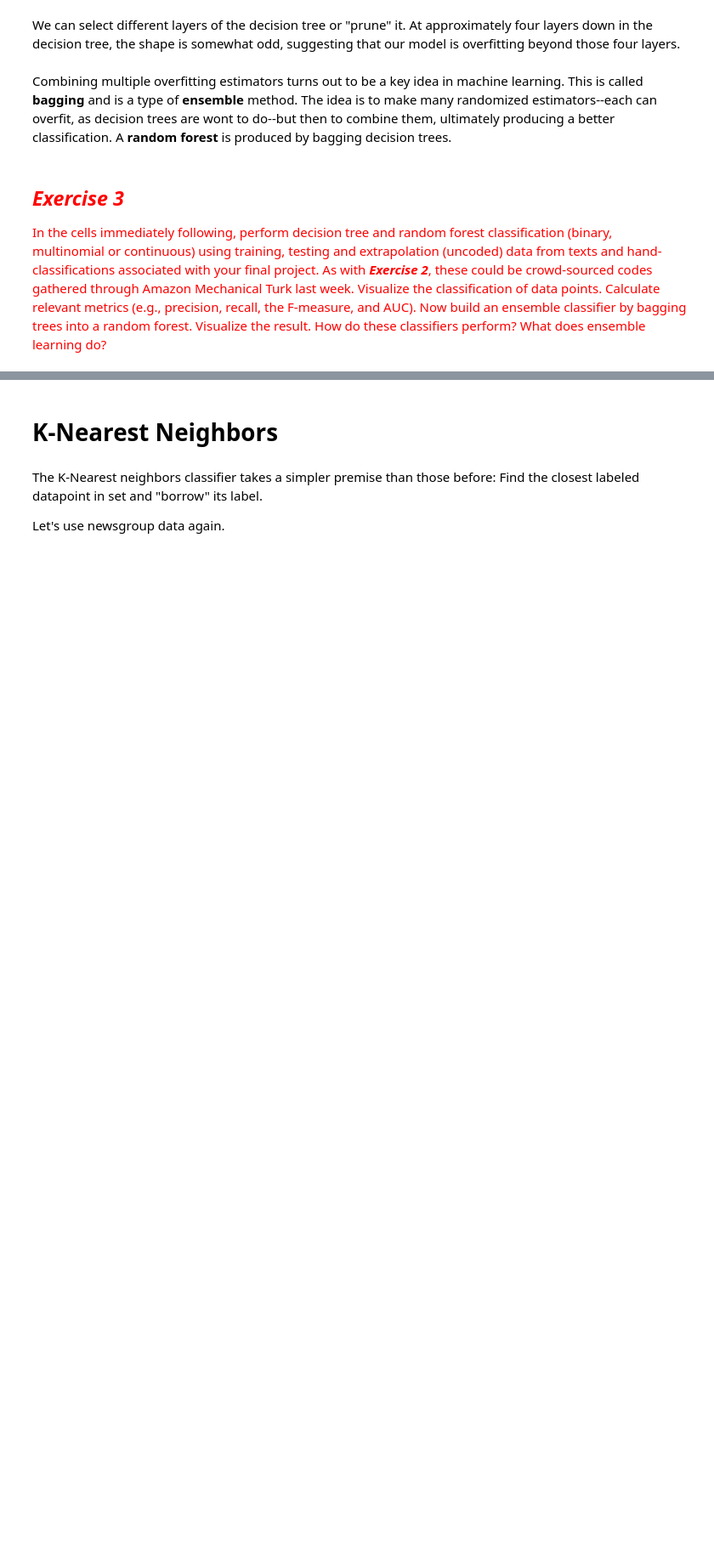
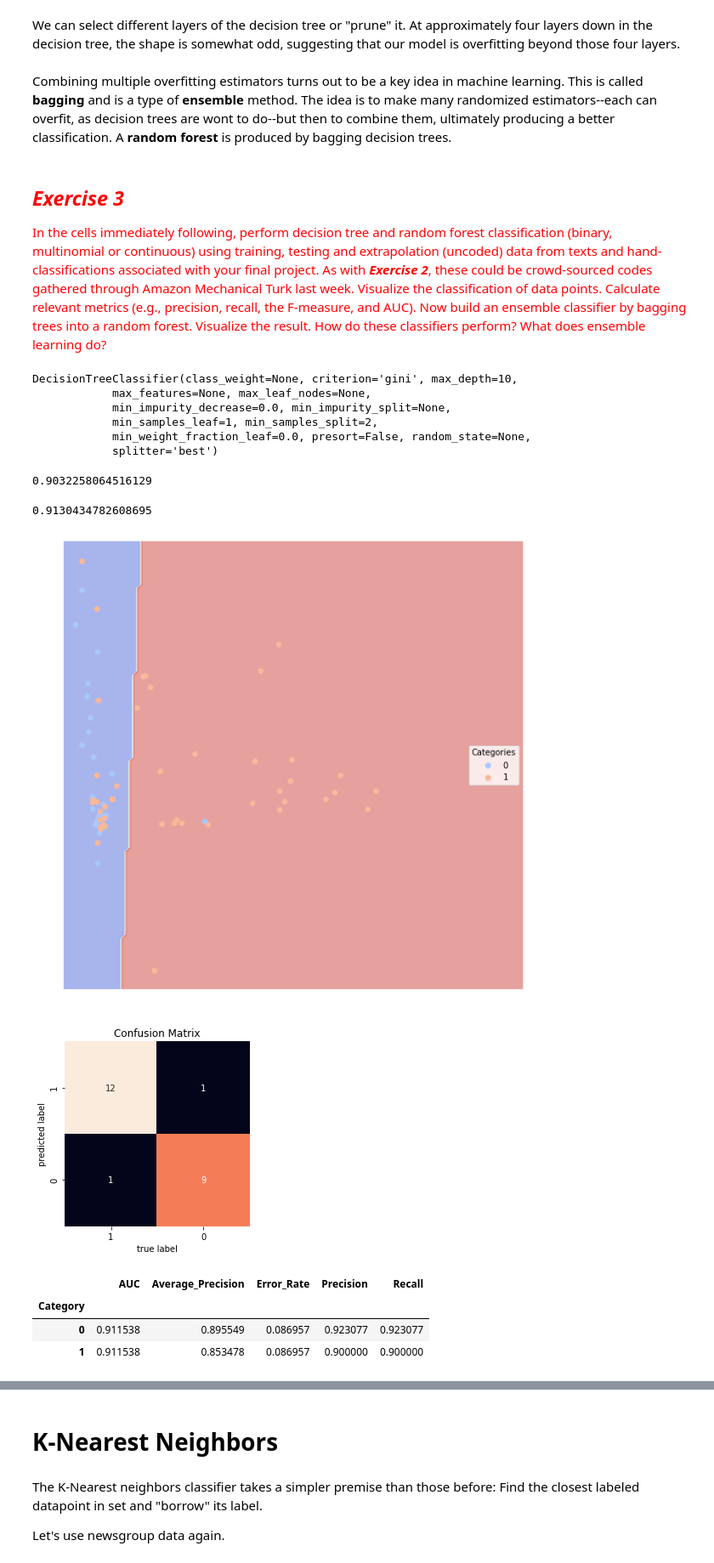
Before and after one commit to Moloq/content-analysis-2018, a Jupyter notebook: 6-Classification/6-Classification.ipynb, the cells around one changed output, grey strips where cells are left out. Shown at 85% size. Drawn from its saved outputs; the diff is of its cells as text; code cells hidden in the pictures; blank space fills up the shorter version.

```diff
--- a/6-Classification/6-Classification.ipynb
+++ b/6-Classification/6-Classification.ipynb
@@ -801,3 +916,35 @@ lucem_illud.plotConfusionMatrix(bag, df_exampleTree_test)
 ## <span style="color:red">*Exercise 3*</span>
 
 <span style="color:red">In the cells immediately following, perform decision tree and random forest classification (binary, multinomial or continuous) using training, testing and extrapolation (uncoded) data from texts and hand-classifications associated with your final project. As with ***Exercise 2***, these could be crowd-sourced codes gathered through Amazon Mechanical Turk last week. Visualize the classification of data points. Calculate relevant metrics (e.g., precision, recall, the F-measure, and AUC). Now build an ensemble classifier by bagging trees into a random forest. Visualize the result. How do these classifiers perform? What does ensemble learning do?
+# %%
+news_tree = sklearn.tree.DecisionTreeClassifier(max_depth=10)
+news_tree.fit(np.stack(news_train['vect'], axis = 0), news_train['label'])
+news_tree.score(np.stack(news_train['vect'], axis=0), news_train['label'])
+
+#testing
+news_tree.score(np.stack(news_test['vect'], axis=0), news_test['label'])
+news_test['tree_predict'] = news_tree.predict(np.stack(news_test['vect'], axis=0))
+news_train['category'] = news_train['label']
+lucem_illud.plotregions(news_tree, news_train)
+lucem_illud.plotConfusionMatrix(news_tree, news_test)
+lucem_illud.metrics.evaluateClassifier(news_tree, news_test)
+
+print("Precision : {}".format(sklearn.metrics.precision_score(news_test['tree_predict'], news_test['label'], average = 'weighted')))
+print("Recall: {}".format(sklearn.metrics.recall_score(news_test['tree_predict'], news_test['label'], average = 'weighted')))
+print("F1: {}".format(sklearn.metrics.f1_score(news_test['tree_predict'], news_test['label'], average = 'weighted')))
+print("AUC: {}".format(sklearn.metrics.roc_auc_score(news_test['tree_predict'], news_test['label'], average = 'weighted')))
+# %% [output]
+DecisionTreeClassifier(class_weight=None, criterion='gini', max_depth=10,
+            max_features=None, max_leaf_nodes=None,
+            min_impurity_decrease=0.0, min_impurity_split=None,
+            min_samples_leaf=1, min_samples_split=2,
+            min_weight_fraction_leaf=0.0, presort=False, random_state=None,
+            splitter='best')
+0.9032258064516129
+0.9130434782608695
+[figure, added]
+[figure, added]
+|  | AUC | Average_Precision | Error_Rate | Precision | Recall |
+| Category |  |  |  |  |  |
+| 0 | 0.911538 | 0.895549 | 0.086957 | 0.923077 | 0.923077 |
+| 1 | 0.911538 | 0.853478 | 0.086957 | 0.900000 | 0.900000 |
```
Also changed, not shown: parts of 17 cells of this notebook.
